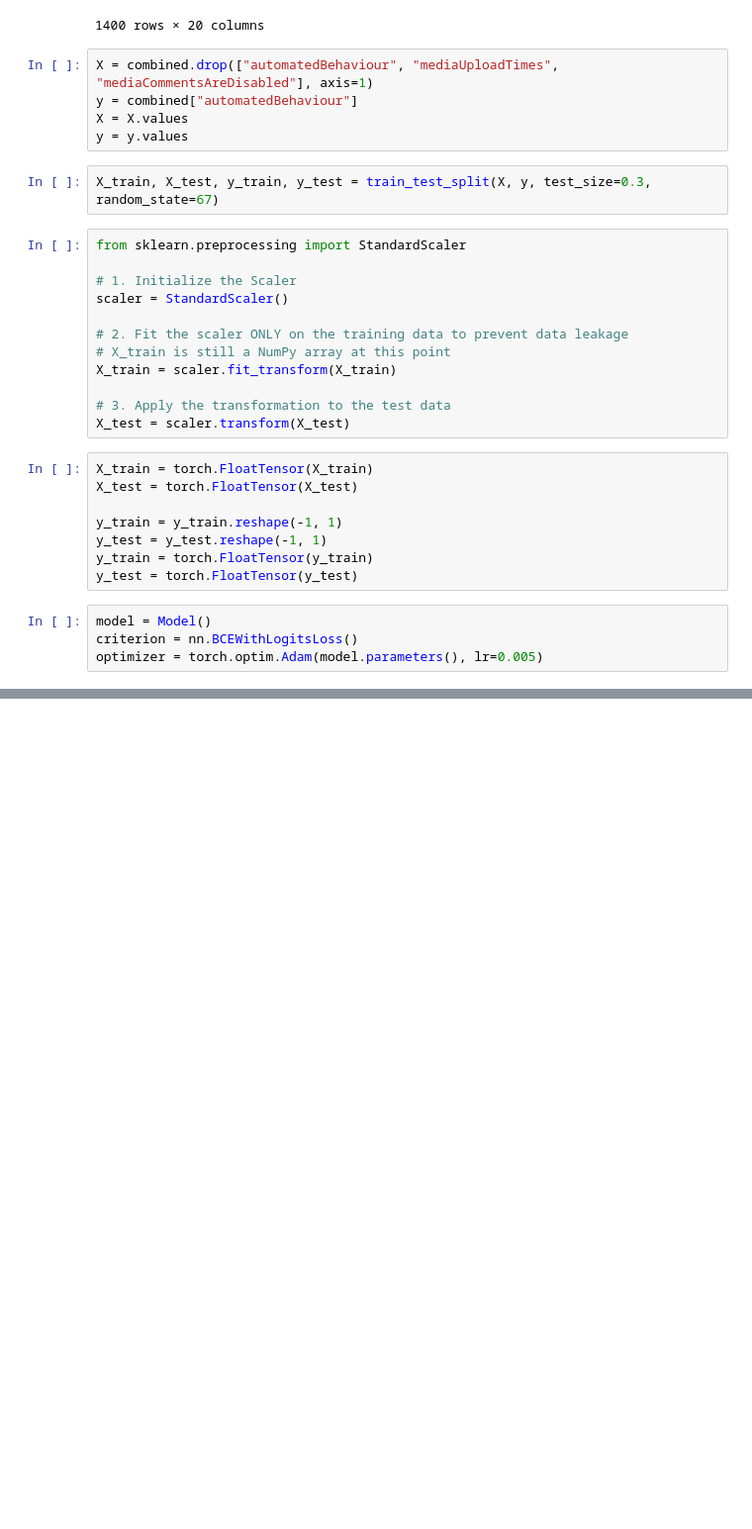
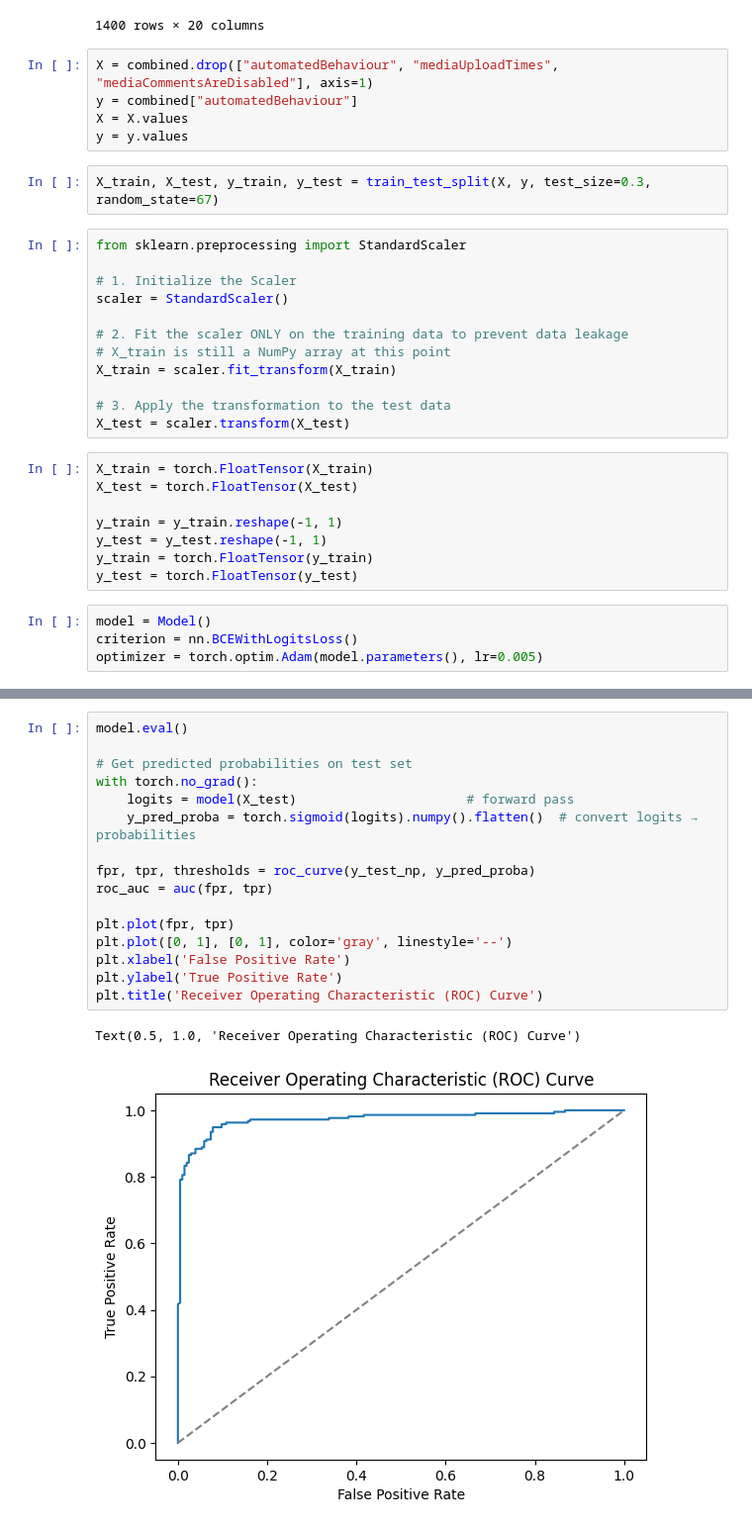
Before and after one commit to 8tsmith11/social-media-bot-identification, a Jupyter notebook: notebook.ipynb, the cells around one changed output, grey strips where cells are left out. Shown: that part at 99% size. Saved outputs shown, nothing was run; the diff lists cells and outputs as text; blank space fills up the shorter version.

```diff
--- a/notebook.ipynb
+++ b/notebook.ipynb
@@ -165,0 +179,19 @@ for i in range(epochs):
+# %%
+model.eval()
+
+# Get predicted probabilities on test set
+with torch.no_grad():
+    logits = model(X_test)                      # forward pass
+    y_pred_proba = torch.sigmoid(logits).numpy().flatten()  # convert logits → probabilities
+
+fpr, tpr, thresholds = roc_curve(y_test_np, y_pred_proba)
+roc_auc = auc(fpr, tpr)
+
+plt.plot(fpr, tpr)
+plt.plot([0, 1], [0, 1], color='gray', linestyle='--')
+plt.xlabel('False Positive Rate')
+plt.ylabel('True Positive Rate')
+plt.title('Receiver Operating Characteristic (ROC) Curve')
+# %% [output]
+Text(0.5, 1.0, 'Receiver Operating Characteristic (ROC) Curve')
+[figure, added]
```
Also changed, not shown: parts of 4 cells of this notebook.
